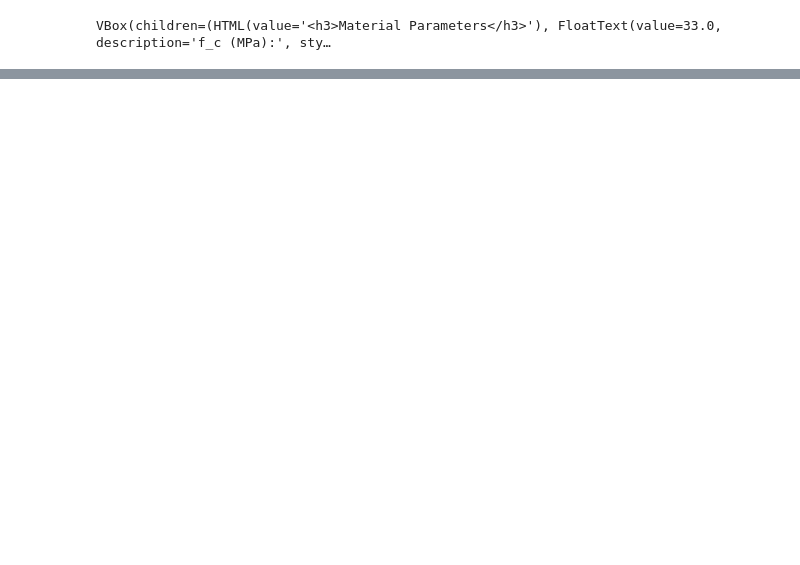
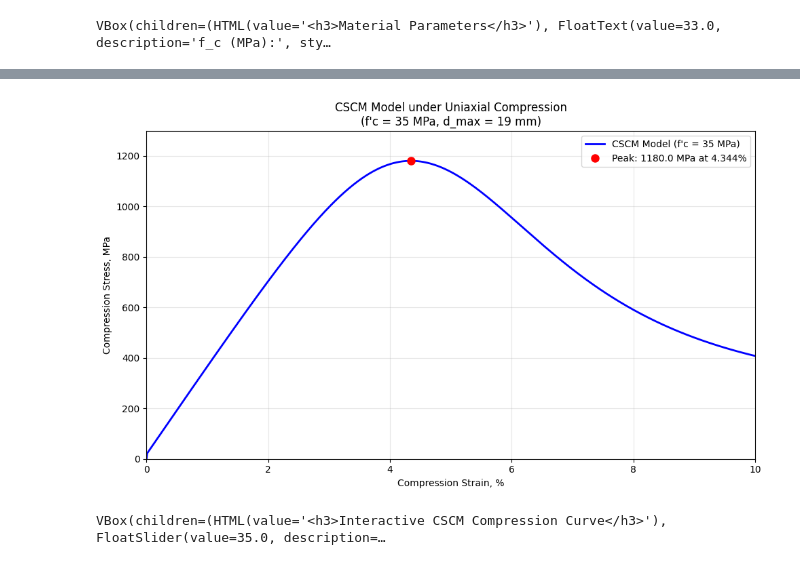
Before and after one commit to yurynovozhilov/MAT_CSCM_CONCRETE_NOVOZHILOV, a Jupyter notebook: cscm.ipynb, the cells around one changed output, grey strips where cells are left out. Cells and saved outputs as stored; diff of their text form; code cells hidden in the pictures; blank space fills up the shorter version.

```diff
--- a/cscm.ipynb
+++ b/cscm.ipynb
@@ -168,0 +138,76 @@ VBox(children=(HTML(value='<h3>Material Parameters</h3>'), FloatText(value=33.0,
+# %%
+# Import the compression visualization function
+from MatCSCM import plot_cscm_compression
+
+# Create CSCM model with default parameters
+cscm_model = MatCSCM(f_c=35, dmax=19)
+
+# Plot compression curve
+plot_cscm_compression(cscm_model, max_strain=0.1, num_points=1000)
+plt.show()
+# %% [output]
+[figure, added]
+# %%
+# Interactive visualization with parameter control
+f_c_plot_widget = widgets.FloatSlider(
+    value=35.0,
+    min=20.0,
+    max=60.0,
+    step=5.0,
+    description='f_c (MPa):',
+    style={'description_width': 'initial'}
+)
+
+dmax_plot_widget = widgets.FloatSlider(
+    value=19.0,
+    min=10.0,
+    max=30.0,
+    step=1.0,
+    description='d_max (mm):',
+    style={'description_width': 'initial'}
+)
+
+max_strain_widget = widgets.FloatSlider(
+    value=0.008,
+    min=0.002,
+    max=0.015,
+    step=0.001,
+    description='Max strain:',
+    style={'description_width': 'initial'}
+)
+
+compression_output_widget = widgets.Output()
+
+def update_compression_plot(*args):
+    with compression_output_widget:
+        compression_output_widget.clear_output()
+
+        f_c = f_c_plot_widget.value
+        dmax = dmax_plot_widget.value
+        max_strain = max_strain_widget.value
+
+        # Create CSCM model with current parameters
+        cscm_model = MatCSCM(f_c=f_c, dmax=dmax)
+
+        # Plot compression curve
+        plot_cscm_compression(cscm_model, max_strain=max_strain, num_points=1000)
+        plt.show()
+
+# Bind update function to widget changes
+f_c_plot_widget.observe(update_compression_plot, names='value')
+dmax_plot_widget.observe(update_compression_plot, names='value')
+max_strain_widget.observe(update_compression_plot, names='value')
+
+# Display interactive widgets
+display(widgets.VBox([
+    widgets.HTML('<h3>Interactive CSCM Compression Curve</h3>'),
+    f_c_plot_widget,
+    dmax_plot_widget,
+    max_strain_widget,
+    compression_output_widget
+]))
+
+# Initialize plot
+update_compression_plot()
+# %% [output]
+VBox(children=(HTML(value='<h3>Interactive CSCM Compression Curve</h3>'), FloatSlider(value=35.0, description=…
```
Also changed, not shown: parts of 4 cells of this notebook.
